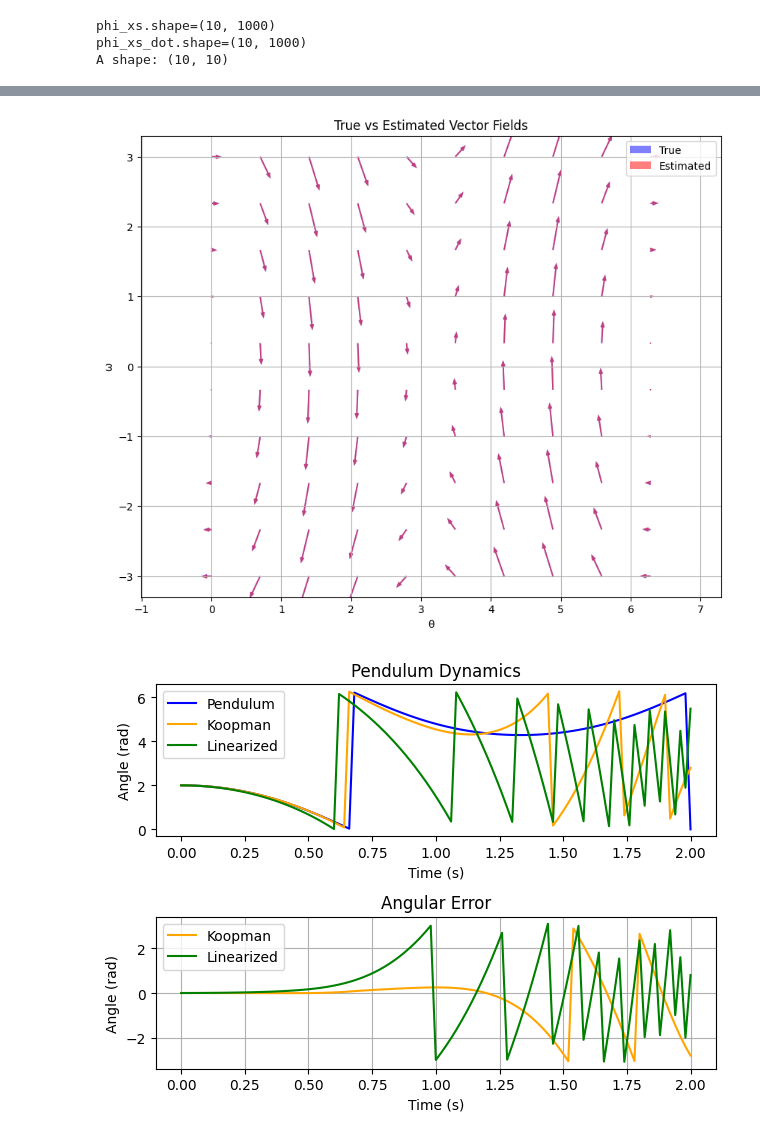
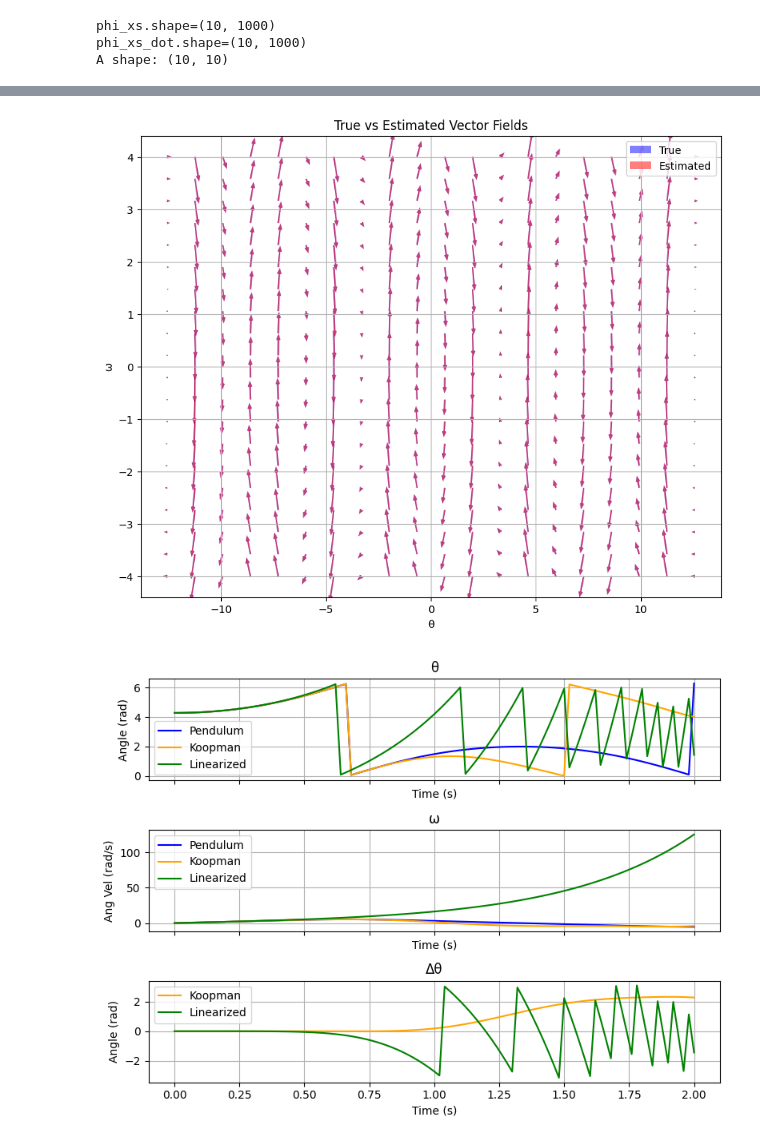
Before and after one commit to micahreich/koopman, a Jupyter notebook: koopman/linearization.ipynb, the cells around one changed output, grey strips where cells are left out. Cells and saved outputs as stored; diff of their text form; code cells hidden in the pictures.

Commit message:
linearization stuff

```diff
--- a/koopman/linearization.ipynb
+++ b/koopman/linearization.ipynb
@@ -306,14 +313,13 @@ plt.xlabel("θ")
 plt.ylabel("ω")
 plt.title("True vs Estimated Vector Fields")
 plt.legend()
-plt.axis('equal')
 plt.grid(True)
 plt.show()
 # %% [output]
-[figure, old version]
+[figure, new version]
 # %%
 u = np.zeros(1)
-theta0 = 2.0
+theta0 = -2.0
 omega0 = 0.0
 
 x0 = np.array([theta0, omega0])
@@ -321,8 +327,9 @@ u0 = np.array([0.0])              # no torque
 
 H = 100
 dt = 0.02
-t = np.arange(0, (H+1)*dt, dt)
+t = dt * np.arange(0, H+1, 1)
 
+f0 = pendulum_dynamics(x0, u0)
 A_linear = Jx(x0, u0)  # Jacobian w.r.t. x
 B_linear = Ju(x0, u0)  # Jacobian w.r.t. u
 
@@ -349,37 +356,48 @@ for i in range(0, H):
     # Compute the next state using RK4
     zcurr = zhist_koop[i]
     zhist_koop[i+1] = A_koop_discrete @ zcurr
-    zhist_koop[i+1][0] = wrap_to_interval(zhist_koop[i+1][0])
+    # zhist_koop[i+1][0] = wrap_to_interval(zhist_koop[i+1][0])
 
     xcurr_linear = xhist_linear[i]
     xhist_linear[i+1] = rk4_step(linear_dynamics, xcurr_linear, u, dt)
 
-xhist_pred = np.array((zhist_koop[:, :pendulum.nx] - b[None, :]) @ S_inv.T)
+xhist_pred = zhist_koop[:, :pendulum.nx]
+# xhist_pred = np.array((zhist_koop[:, :pendulum.nx] - b[None, :]) @ S_inv.T)
 # %%
-fig, ax = plt.subplots(2, 1)
+fig, ax = plt.subplots(3, 1, figsize=(8, 6), sharex=True)
 
 ax[0].plot(t, wrap_0_2pi(xhist[:, 0]), label='Pendulum', color='blue')
 ax[0].plot(t, wrap_0_2pi(xhist_pred[:, 0]), label='Koopman', color='orange')
 ax[0].plot(t, wrap_0_2pi(xhist_linear[:, 0]), label='Linearized', color='green')
 
-ax[0].set_title('Pendulum Dynamics')
+ax[0].set_title('θ')
 ax[0].set_xlabel('Time (s)')
 ax[0].set_ylabel('Angle (rad)')
+ax[0].grid()
+ax[0].legend()
 
-ax[0].legend()
+ax[1].plot(t, xhist[:, 1], label='Pendulum', color='blue')
+ax[1].plot(t, xhist_pred[:, 1], label='Koopman', color='orange')
+ax[1].plot(t, xhist_linear[:, 1], label='Linearized', color='green')
+
+ax[1].set_title('ω')
+ax[1].set_xlabel('Time (s)')
+ax[1].set_ylabel('Ang Vel (rad/s)')
+ax[1].grid()
+ax[1].legend()
 
 koopman_angular_error = angdiff(xhist[:, 0], xhist_pred[:, 0])
 linearization_angular_error = angdiff(xhist[:, 0], xhist_linear[:, 0])
 
-ax[1].plot(t, koopman_angular_error, label='Koopman', color='orange')
-ax[1].plot(t, linearization_angular_error, label='Linearized', color='green')
-ax[1].set_title('Angular Error')
-ax[1].set_xlabel('Time (s)')
-ax[1].set_ylabel('Angle (rad)')
-ax[1].legend()
-ax[1].grid()
+ax[2].plot(t, koopman_angular_error, label='Koopman', color='orange')
+ax[2].plot(t, linearization_angular_error, label='Linearized', color='green')
+ax[2].set_title('Δθ')
+ax[2].set_xlabel('Time (s)')
+ax[2].set_ylabel('Angle (rad)')
+ax[2].legend()
+ax[2].grid()
 
 plt.tight_layout()
 plt.show()
 # %% [output]
-[figure, old version]
+[figure, new version]
```
Also changed, not shown: parts of 10 cells of this notebook.
